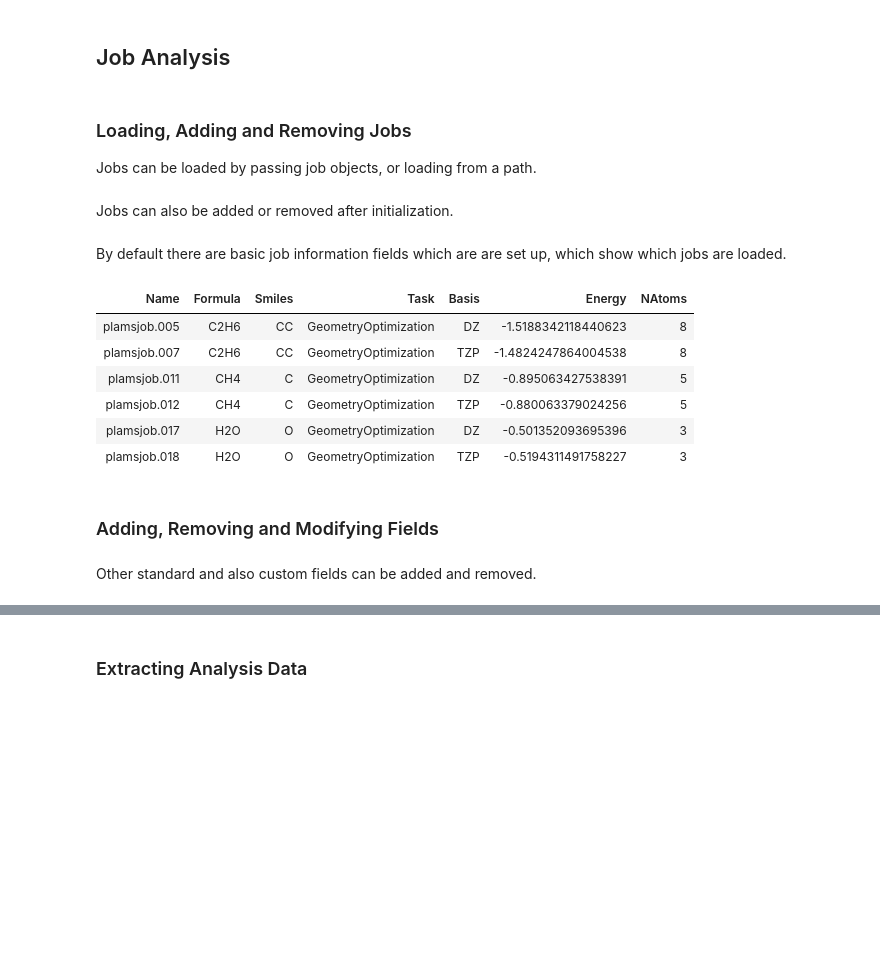
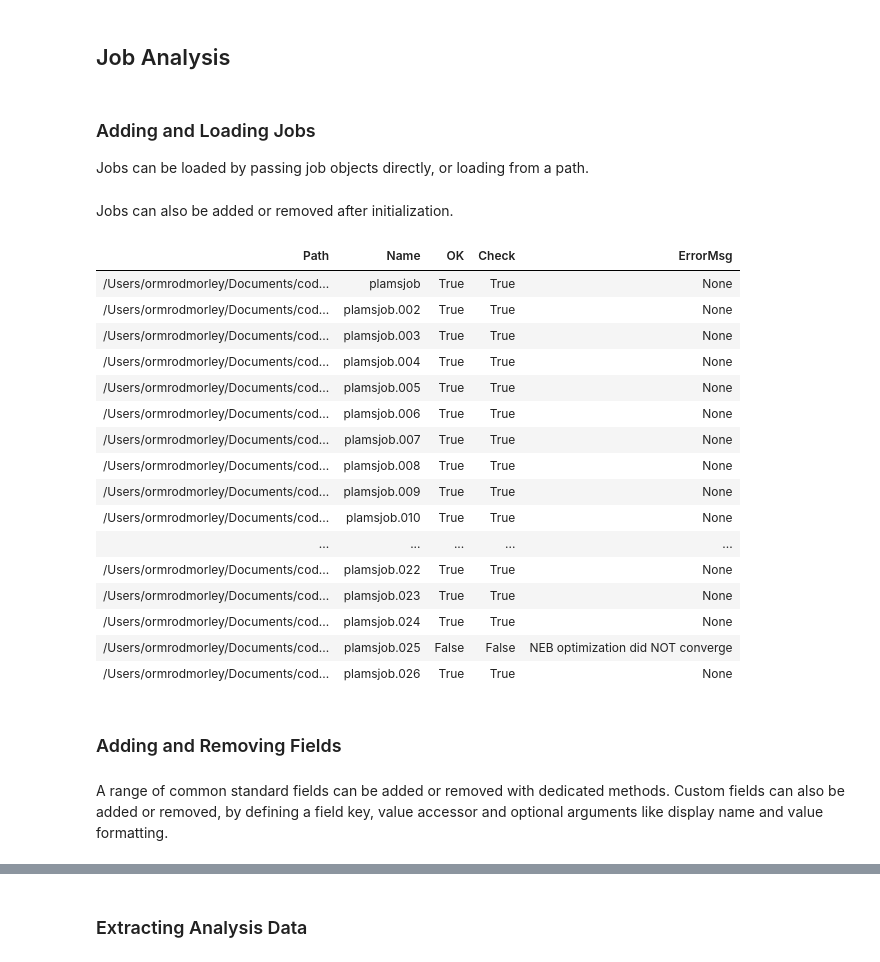
Before and after one commit to patrickmelix/PLAMS, a Jupyter notebook: examples/JobAnalysis/job_analysis.ipynb, the cells around one changed output, grey strips where cells are left out. Saved outputs shown, nothing was run; the diff lists cells and outputs as text; code cells hidden in the pictures; blank space fills up the shorter version.

```diff
--- a/examples/JobAnalysis/job_analysis.ipynb
+++ b/examples/JobAnalysis/job_analysis.ipynb
@@ -109,3 +110,0 @@ for j in jobs:
-# %%
-for j in jobs:
-    j.results.wait()
@@ -117,17 +111,9 @@ Delete the .dill file associated with some jobs for testing:
-# %%
-from pathlib import Path
-import os
-
-for j in jobs:
-    if j.name.endswith(".005"):
-        path = Path(j.path) / f"{j.name}.dill"
-        os.remove(path)
 # %% [markdown]
 ## Job Analysis
 # %% [markdown]
-### Loading, Adding and Removing Jobs
+### Adding and Loading Jobs
 
-Jobs can be loaded by passing job objects, or loading from a path.
+Jobs can be loaded by passing job objects directly, or loading from a path.
 # %%
 from scm.plams import JobAnalysis
 # %%
@@ -135,23 +121,28 @@ ja = JobAnalysis(jobs = jobs[:4], paths = [j.path for j in jobs[4:18]])
 # %% [markdown]
 Jobs can also be added or removed after initialization.
 # %%
-ja.add_job(jobs[18])
-ja.load_job(jobs[19].path)
-ja.add_molecule_fields()
+ja.add_job(jobs[-2]).load_job(jobs[-1].path)
+# %% [output]
+| Path | Name | OK | Check | ErrorMsg |
+| /Users/ormrodmorley/Documents/cod... | plamsjob | True | True | None |
+| /Users/ormrodmorley/Documents/cod... | plamsjob.002 | True | True | None |
+| /Users/ormrodmorley/Documents/cod... | plamsjob.003 | True | True | None |
+| /Users/ormrodmorley/Documents/cod... | plamsjob.004 | True | True | None |
+| /Users/ormrodmorley/Documents/cod... | plamsjob.005 | True | True | None |
+| /Users/ormrodmorley/Documents/cod... | plamsjob.006 | True | True | None |
+| /Users/ormrodmorley/Documents/cod... | plamsjob.007 | True | True | None |
+| /Users/ormrodmorley/Documents/cod... | plamsjob.008 | True | True | None |
+| /Users/ormrodmorley/Documents/cod... | plamsjob.009 | True | True | None |
+| /Users/ormrodmorley/Documents/cod... | plamsjob.010 | True | True | None |
+| ... | ... | ... | ... | ... |
+| /Users/ormrodmorley/Documents/cod... | plamsjob.022 | True | True | None |
+| /Users/ormrodmorley/Documents/cod... | plamsjob.023 | True | True | None |
+| /Users/ormrodmorley/Documents/cod... | plamsjob.024 | True | True | None |
+| /Users/ormrodmorley/Documents/cod... | plamsjob.025 | False | False | NEB optimization did NOT converge |
+| /Users/ormrodmorley/Documents/cod... | plamsjob.026 | True | True | None |
-# %% [markdown]
-By default there are basic job information fields which are are set up, which show which jobs are loaded.
-# %%
-ja
-# %% [output]
-| Name | Formula | Smiles | Task | Basis | Energy | NAtoms |
-| plamsjob.005 | C2H6 | CC | GeometryOptimization | DZ | -1.5188342118440623 | 8 |
-| plamsjob.007 | C2H6 | CC | GeometryOptimization | TZP | -1.4824247864004538 | 8 |
-| plamsjob.011 | CH4 | C | GeometryOptimization | DZ | -0.895063427538391 | 5 |
-| plamsjob.012 | CH4 | C | GeometryOptimization | TZP | -0.880063379024256 | 5 |
-| plamsjob.017 | H2O | O | GeometryOptimization | DZ | -0.501352093695396 | 3 |
-| plamsjob.018 | H2O | O | GeometryOptimization | TZP | -0.5194311491758227 | 3 |
 # %% [markdown]
-### Adding, Removing and Modifying Fields
+### Adding and Removing Fields
 # %% [markdown]
-Other standard and also custom fields can be added and removed.
+A range of common standard fields can be added or removed with dedicated methods.
+Custom fields can also be added or removed, by defining a field key, value accessor and optional arguments like display name and value formatting.
 # %%
```
Also changed, not shown: parts of 41 cells of this notebook, 2 other files.
